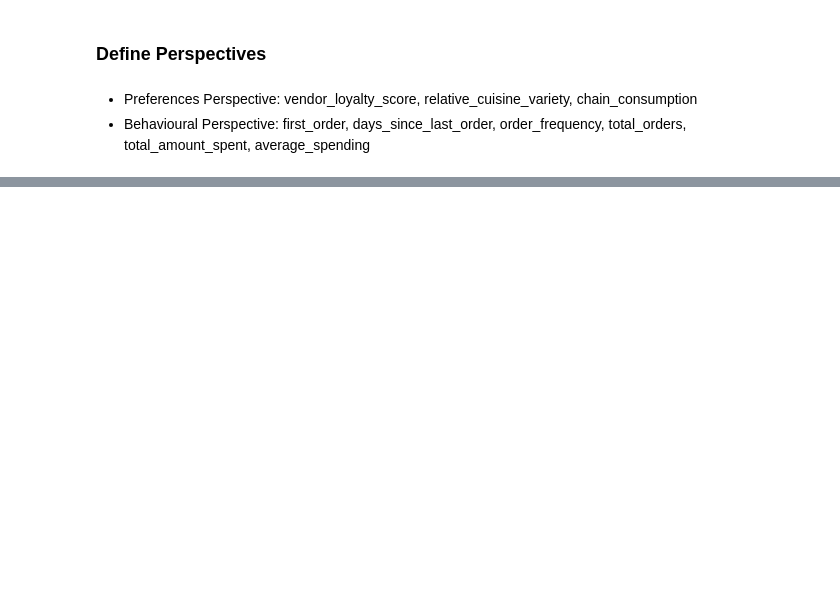
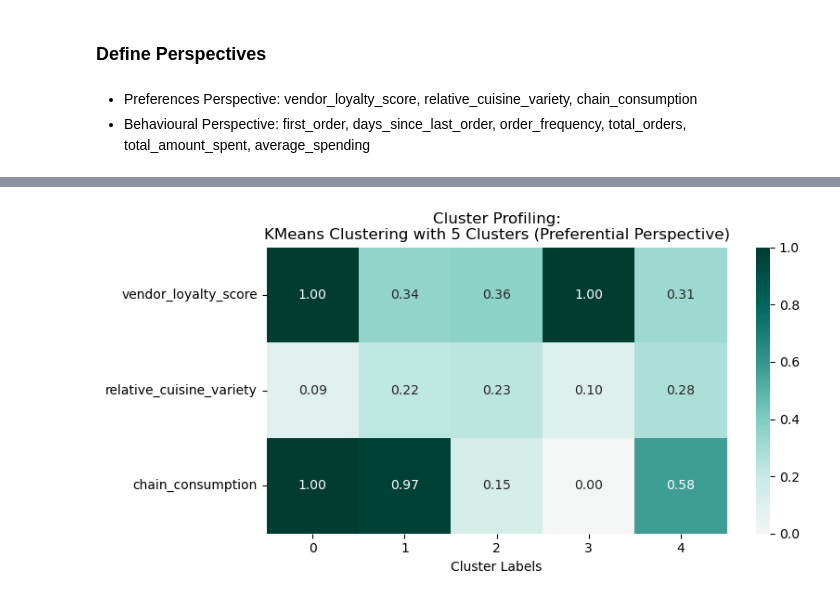
Before and after one commit to nunonuness/DM, a Jupyter notebook: Clustering.ipynb, the cells around one changed output, grey strips where cells are left out. Cells and saved outputs as stored; diff of their text form; code cells hidden in the pictures; blank space fills up the shorter version.

```diff
--- a/Clustering.ipynb
+++ b/Clustering.ipynb
@@ -414,0 +351,17 @@ df_concat.groupby('labels').mean()
+# %%
+# add the cluster labels to the original data for profiling
+df_with_labels_prf = df[preferences_features].copy()
+df_with_labels_prf['Cluster Labels'] = km_labels_prf
+
+# compute the cluster profile
+km_profile_prf = df_with_labels_prf.groupby('Cluster Labels').mean().T
+
+fig, ax = plt.subplots(figsize=(8, 4))
+sns.heatmap(km_profile_prf,
+            center=0, annot=True, cmap="BrBG", fmt=".2f",
+            ax=ax)
+ax.set_xlabel("Cluster Labels")
+ax.set_title("Cluster Profiling:\nKMeans Clustering with 5 Clusters (Preferential Perspective)")
+plt.show()
+# %% [output]
+[figure, added]
```
Also changed, not shown: parts of 46 cells of this notebook.
